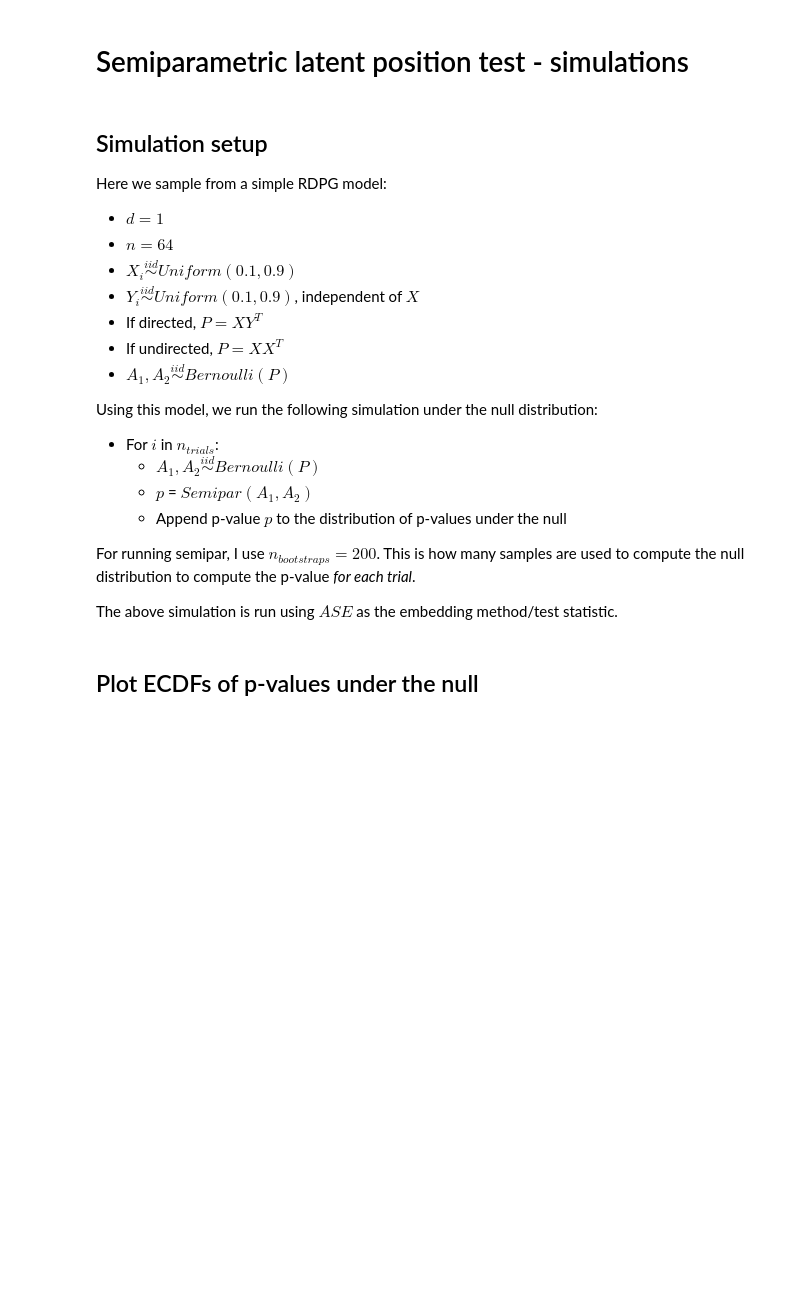
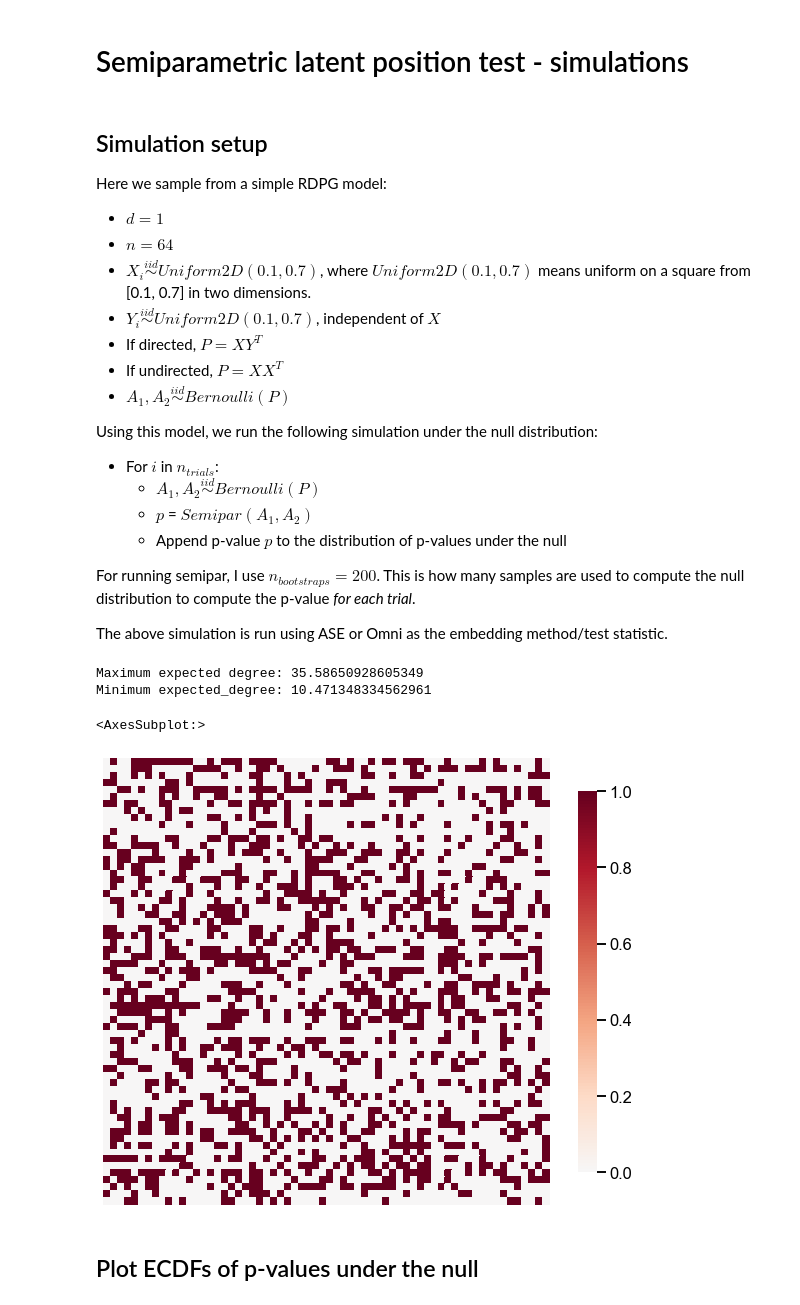
Before and after one commit to neurodata/maggot_connectome, a Jupyter notebook: docs/semipar_simulations.ipynb, the cells around one changed output. Saved outputs shown, nothing was run; the diff lists cells and outputs as text; code cells hidden in the pictures; blank space fills up the shorter version.

```diff
--- a/docs/semipar_simulations.ipynb
+++ b/docs/semipar_simulations.ipynb
@@ -25,8 +33,9 @@ def stashfig(name, **kwargs):
 Here we sample from a simple RDPG model:
 - $d = 1$
 - $n = 64$
-- $X_i \overset{iid}{\sim} Uniform(0.1, 0.9)$
-- $Y_i \overset{iid}{\sim} Uniform(0.1, 0.9)$, independent of $X$
+- $X_i \overset{iid}{\sim} Uniform2D(0.1, 0.7)$, where $Uniform2D(0.1, 0.7)$ means
+  uniform on a square from [0.1, 0.7] in two dimensions.
+- $Y_i \overset{iid}{\sim} Uniform2D(0.1, 0.7)$, independent of $X$
 - If directed, $P = X Y^T$
 - If undirected, $P = XX^T$
 - $A_1, A_2 \overset{iid}{\sim} Bernoulli(P)$
@@ -41,5 +50,20 @@ Using this model, we run the following simulation under the null distribution:
 For running semipar, I use $n_{bootstraps} = 200$. This is how many samples are used
 to compute the null distribution to compute the p-value _for each trial_.
 
-The above simulation is run using $ASE$ as the embedding method/test statistic.
+The above simulation is run using ASE or Omni as the embedding method/test statistic.
+# %%
+
+n_verts = 64
+X1 = np.random.uniform(0.15, 0.7, size=(n_verts, 2))
+Y1 = np.random.uniform(0.15, 0.7, size=(n_verts, 2))
+P = X1 @ Y1.T
+print(f"Maximum expected degree: {np.max(P.sum(axis=0))}")
+print(f"Minimum expected_degree: {np.min(P.sum(axis=0))}")
+A1 = rdpg(X1, Y1, directed=True)
+heatmap(A1)
+# %% [output]
+Maximum expected degree: 35.58650928605349
+Minimum expected_degree: 10.471348334562961
+<AxesSubplot:>
+[figure, added]
 # %%
```
Also changed, not shown: parts of 5 cells of this notebook, 1 other file.
